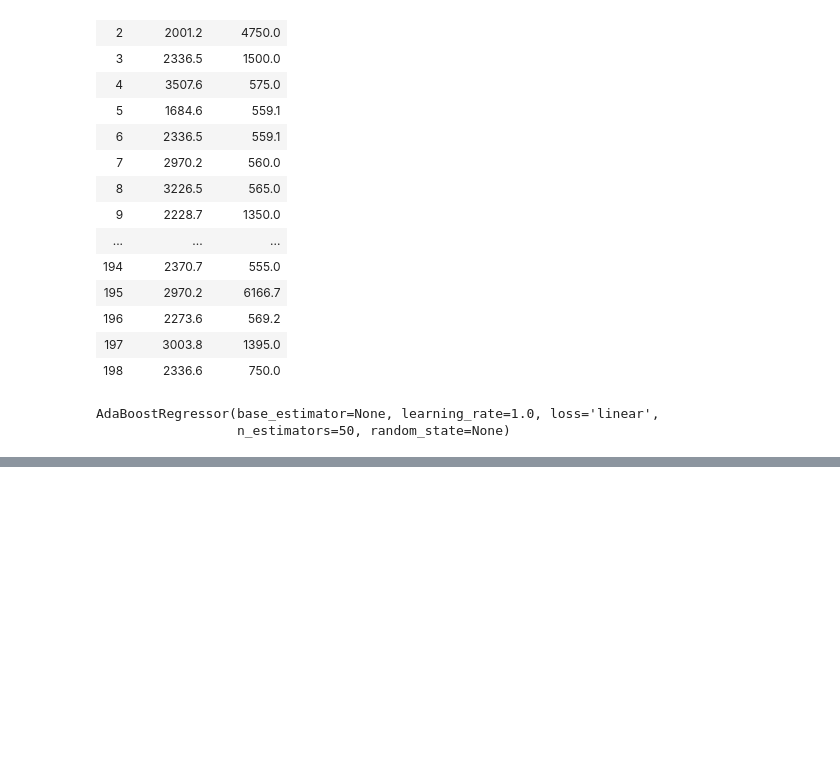
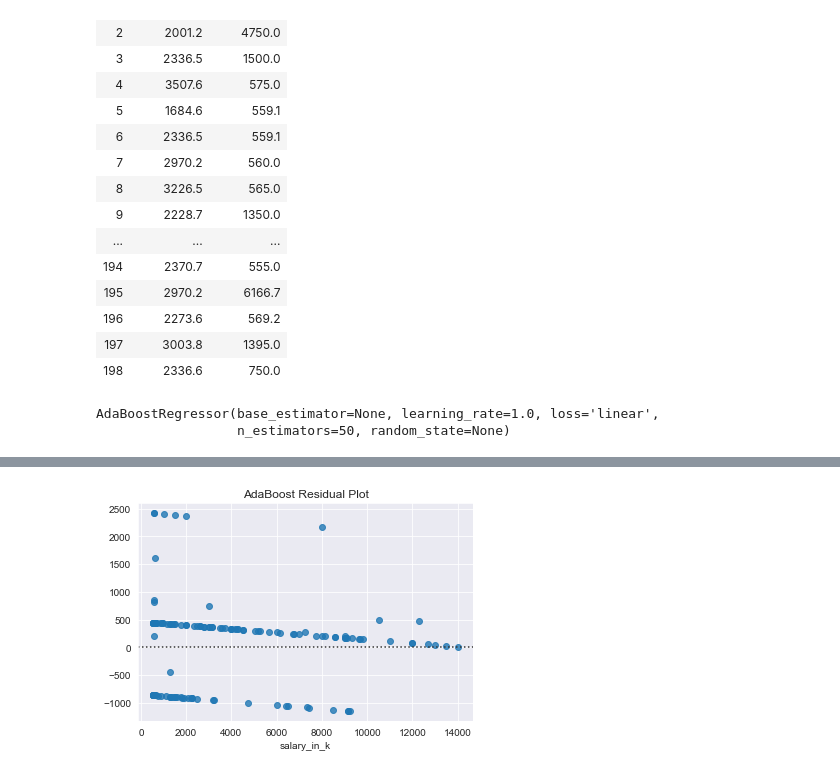
Before and after one commit to mcerow/baseball_salaries, a Jupyter notebook: blog_4.ipynb, the cells around one changed output, grey strips where cells are left out. Saved outputs shown, nothing was run; the diff lists cells and outputs as text; code cells hidden in the pictures; blank space fills up the shorter version.

```diff
--- a/blog_4.ipynb
+++ b/blog_4.ipynb
@@ -565,0 +580,6 @@ ada_dict
+# %%
+sns.residplot(y_test, ada_predict)
+plt.title('AdaBoost Residual Plot')
+plt.show()
+# %% [output]
+[figure, added]
```
Also changed, not shown: parts of 8 cells of this notebook.
